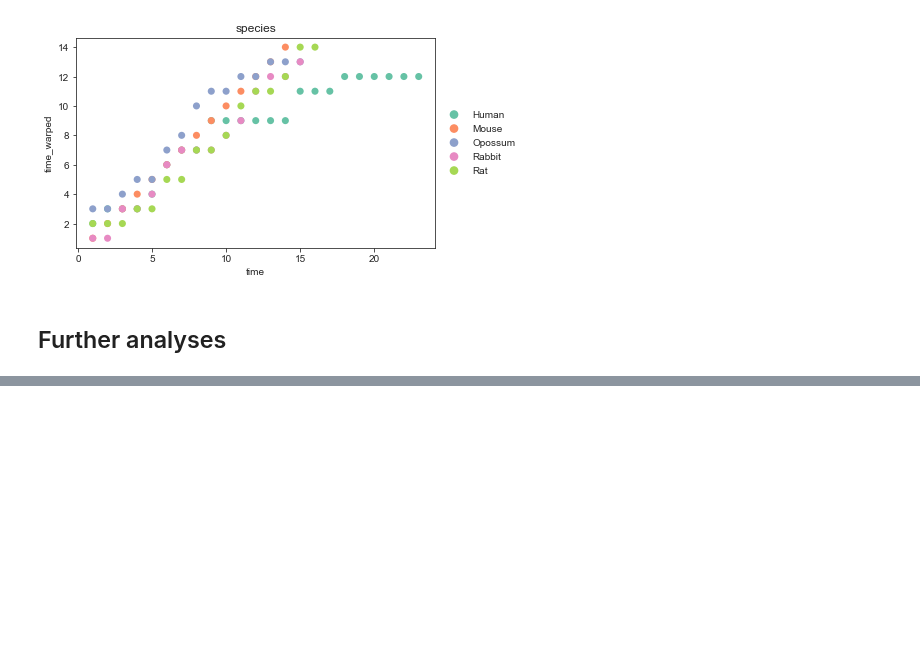
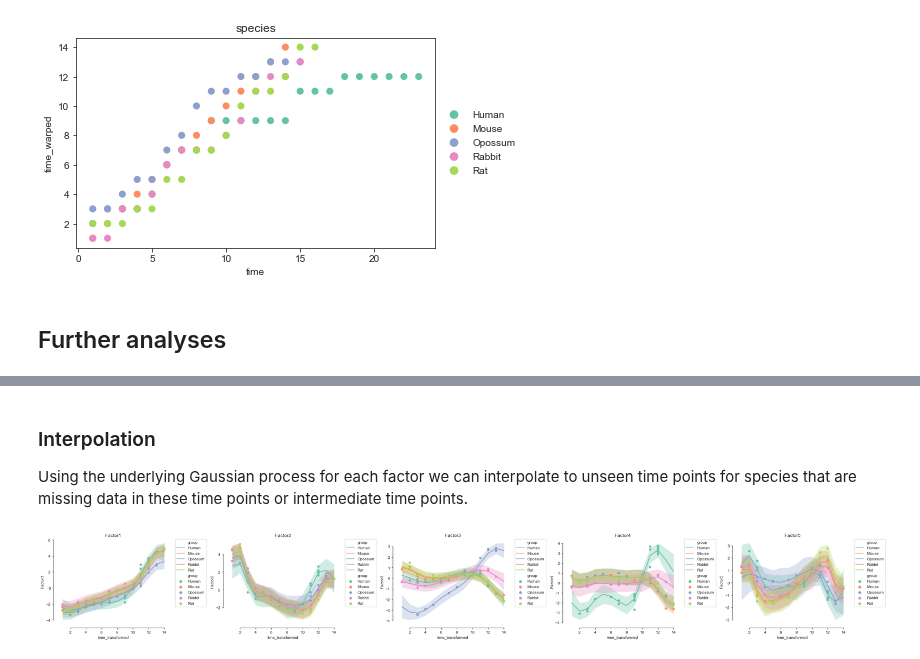
Before and after one commit to scverse/muon-tutorials, a Jupyter notebook: mefisto/1-MEFISTO-evodevo.ipynb, the cells around one changed output, grey strips where cells are left out. Drawn from its saved outputs; the diff is of its cells as text; code cells hidden in the pictures; blank space fills up the shorter version.

Commit message:
Update MEFISTO evodevo tutorial with more plots

```diff
--- a/mefisto/1-MEFISTO-evodevo.ipynb
+++ b/mefisto/1-MEFISTO-evodevo.ipynb
@@ -227,0 +235,4 @@ This is not yet implemented for muon and can be done from R as described [here](
+# %%
+import mofax
+model = mofax.mofa_model("models/mefisto_evodevo.hdf5")
+model
@@ -227,0 +251,9 @@ This is not yet implemented for muon and can be done from R as described [here](
+# %% [markdown]
+### Interpolation
+
+Using the underlying Gaussian process for each factor we can interpolate to unseen time points for species that are missing data in these time points or intermediate time points.
+# %%
+mofax.plot_interpolated_factors(model, factors=range(model.nfactors),
+                                ncols=5, size=70);
+# %% [output]
+[figure, added]
```
Also changed, not shown: parts of 18 cells of this notebook.
